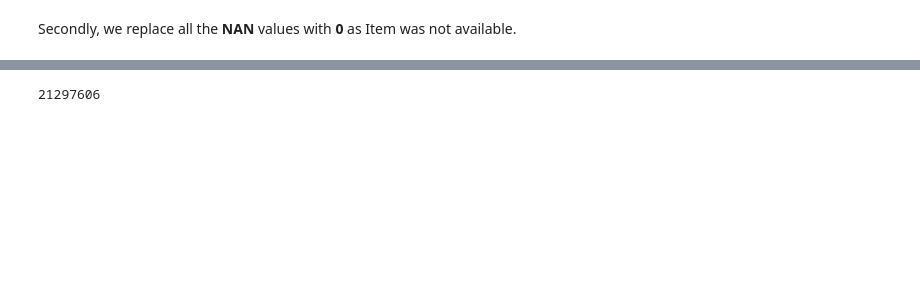
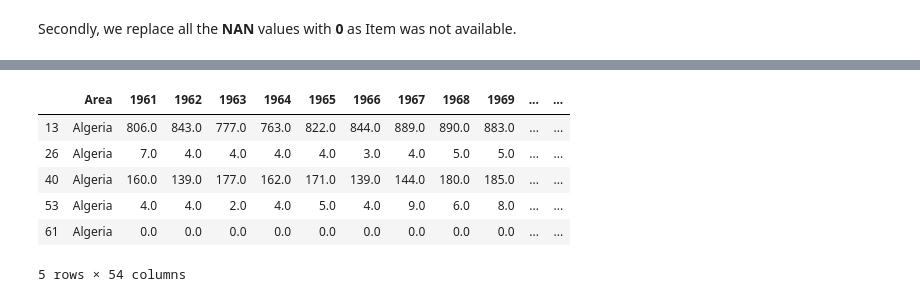
Before and after one commit to manuleo/mADAm-2019, a Jupyter notebook: project.ipynb, the cells around one changed output, grey strips where cells are left out. Cells and saved outputs as stored; diff of their text form; code cells hidden in the pictures; blank space fills up the shorter version.

```diff
--- a/project.ipynb
+++ b/project.ipynb
@@ -265,4 +266,12 @@ def calculate_food_balance(df):
-# %%
-calculate_food_balance(FAO_food_balance)
-# %% [output]
-21297606
+# %%
+FAO_food_supply = FAO_food_balance[FAO_food_balance["Element Code"]==664];
+FAO_food_supply = FAO_food_supply.drop(columns=["Area Code","Item Code","Item","Element Code","Element", "Unit"])
+FAO_food_supply.head()
+# %% [output]
+|  | Area | 1961 | 1962 | 1963 | 1964 | 1965 | 1966 | 1967 | 1968 | 1969 | ... | ... |
+| 13 | Algeria | 806.0 | 843.0 | 777.0 | 763.0 | 822.0 | 844.0 | 889.0 | 890.0 | 883.0 | ... | ... |
+| 26 | Algeria | 7.0 | 4.0 | 4.0 | 4.0 | 4.0 | 3.0 | 4.0 | 5.0 | 5.0 | ... | ... |
+| 40 | Algeria | 160.0 | 139.0 | 177.0 | 162.0 | 171.0 | 139.0 | 144.0 | 180.0 | 185.0 | ... | ... |
+| 53 | Algeria | 4.0 | 4.0 | 2.0 | 4.0 | 5.0 | 4.0 | 9.0 | 6.0 | 8.0 | ... | ... |
+| 61 | Algeria | 0.0 | 0.0 | 0.0 | 0.0 | 0.0 | 0.0 | 0.0 | 0.0 | 0.0 | ... | ... |
+5 rows × 54 columns
```
Also changed, not shown: parts of 14 cells of this notebook.
